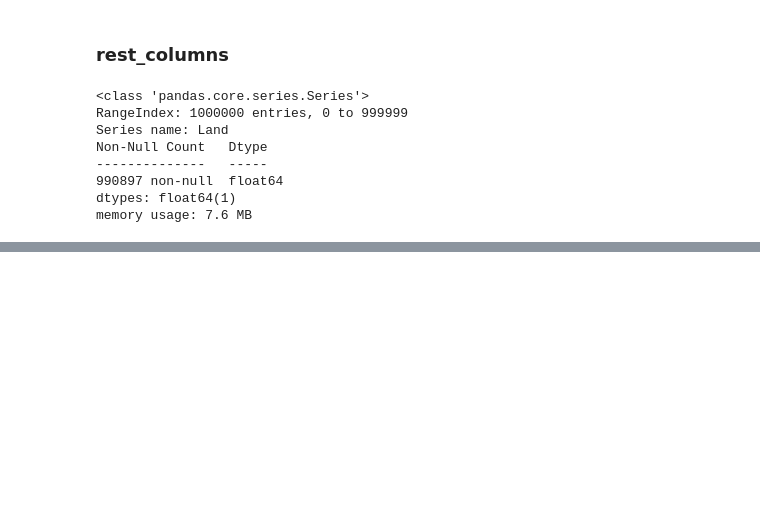
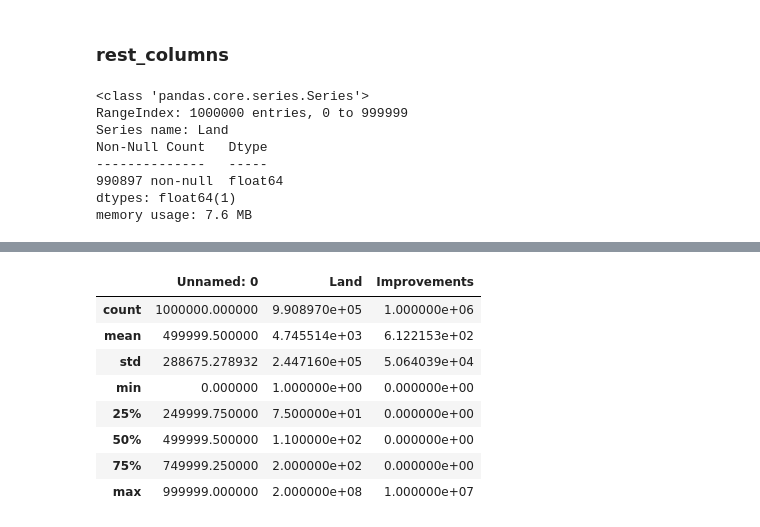
Before and after one commit to AlirezaMojtabavi/Real-estate_PricePrediction, a Jupyter notebook: notebooks/exploration/Land_improvements_columns.ipynb, the cells around one changed output, grey strips where cells are left out. Saved outputs shown, nothing was run; the diff lists cells and outputs as text; code cells hidden in the pictures; blank space fills up the shorter version.

```diff
--- a/notebooks/exploration/Land_improvements_columns.ipynb
+++ b/notebooks/exploration/Land_improvements_columns.ipynb
@@ -1092,2 +1039,14 @@ test_clean.describe()
+# %%
+df_land_imp.describe()
+# %% [output]
+|  | Unnamed: 0 | Land | Improvements |
+| count | 1000000.000000 | 9.908970e+05 | 1.000000e+06 |
+| mean | 499999.500000 | 4.745514e+03 | 6.122153e+02 |
+| std | 288675.278932 | 2.447160e+05 | 5.064039e+04 |
+| min | 0.000000 | 1.000000e+00 | 0.000000e+00 |
+| 25% | 249999.750000 | 7.500000e+01 | 0.000000e+00 |
+| 50% | 499999.500000 | 1.100000e+02 | 0.000000e+00 |
+| 75% | 749999.250000 | 2.000000e+02 | 0.000000e+00 |
+| max | 999999.000000 | 2.000000e+08 | 1.000000e+07 |
 # %%
 plt.title("Land")
```
Also changed, not shown: parts of 17 cells of this notebook.
